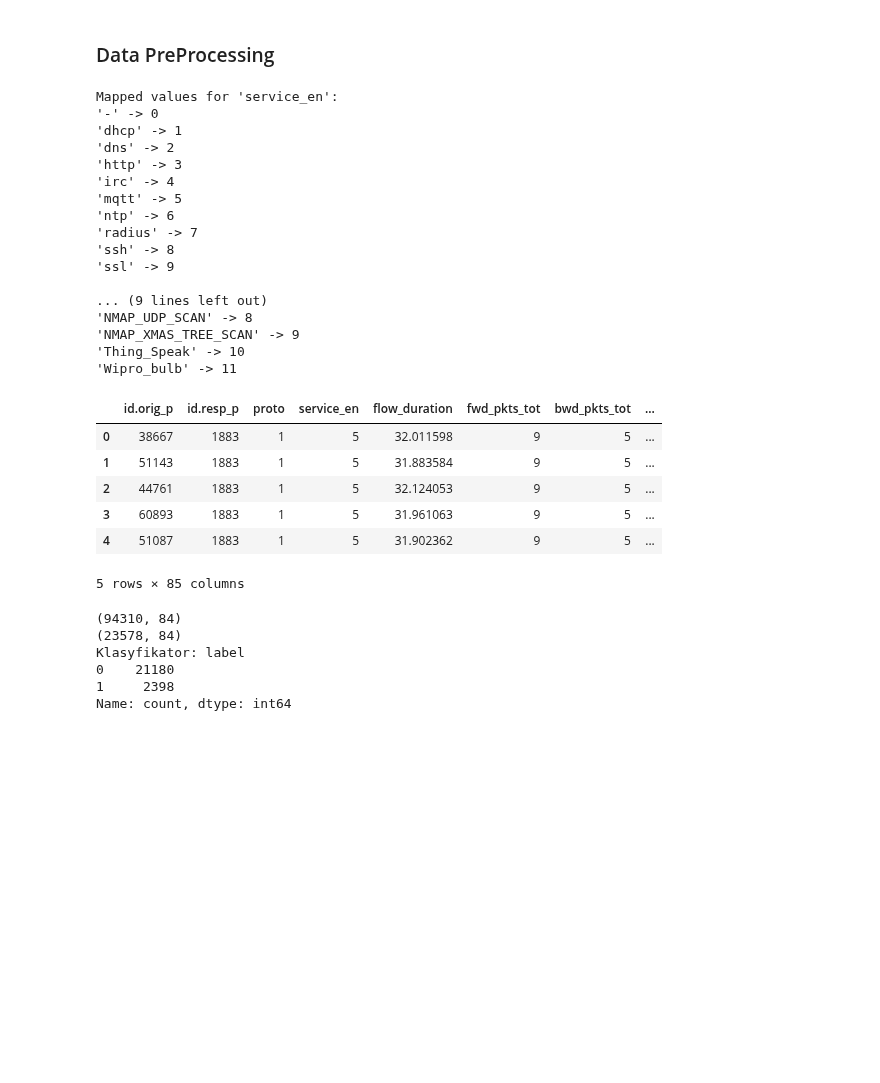
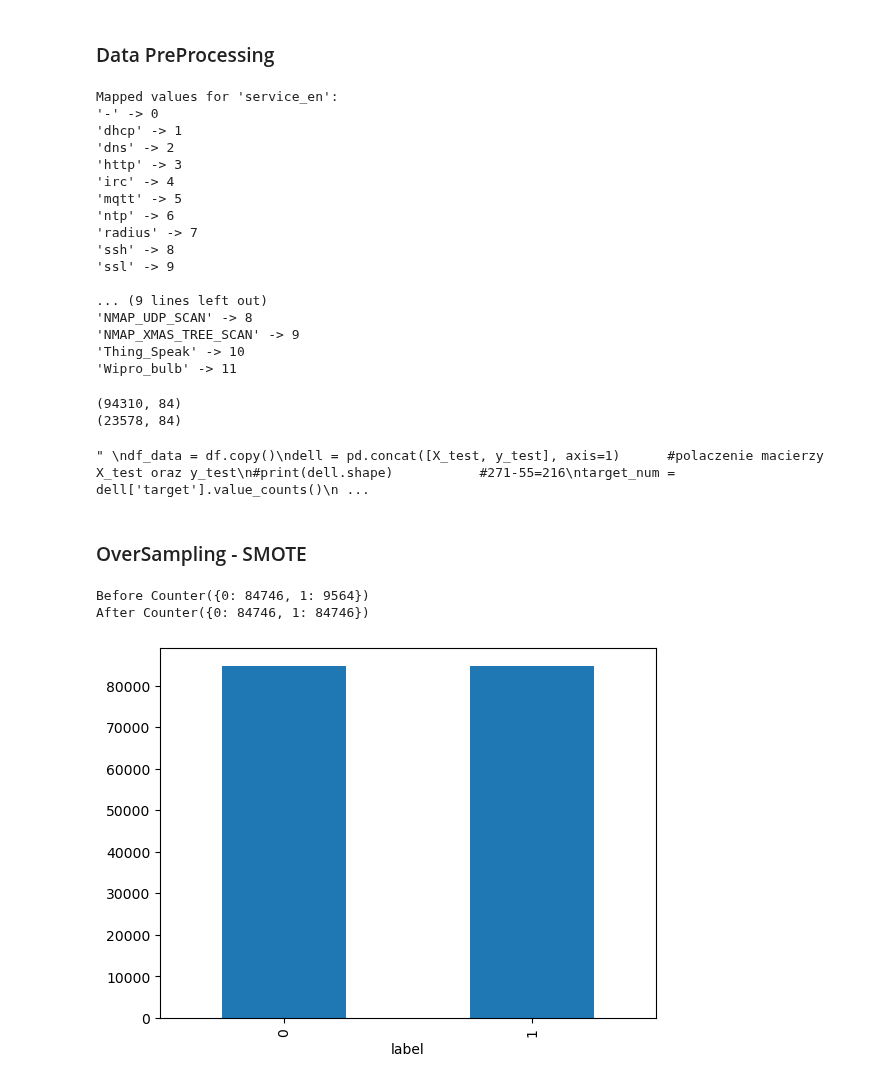
Before and after one commit to BeNNeTTcik/xgboost, a Jupyter notebook: notebooks/rt_iot.ipynb, the cells around one changed output. Drawn from its saved outputs; the diff is of its cells as text; code cells hidden in the pictures; blank space fills up the shorter version.

```diff
--- a/notebooks/rt_iot.ipynb
+++ b/notebooks/rt_iot.ipynb
@@ -35,15 +35,19 @@ print(f"Liczba duplikatów: {num_duplicates}")
 # %% [markdown]
 ### Data PreProcessing
 # %%
+#import dataset
 df = pd.read_csv("D:/ml/xgboost-main/data/RT-IoT/RT_IOT2022")
 df = df.drop(columns =["Unnamed: 0"])
-#calasification: if normal communication: 1, attacks: 0
+
+#calassification: if normal communication: 1, attacks: 0
 df['label'] = df['Attack_type'].isin(['MQTT_Publish', 'Thing_Speak', 'Wipro_bulb']).astype(int)
 df = df.drop_duplicates()
+
 #drop from column="proto" when values="icmp" & tcp=1 udp=0
 df = df[df['proto'] != 'icmp']
 label = {'tcp':1,'udp':0}
 df = df.replace(label)
+
 #change text from column="service" to int values by LabelEncoder()
 le = LabelEncoder()
 df['service_en'] = le.fit_transform(df['service'])
@@ -56,6 +60,7 @@ print("\nMapped values for 'service_en':")
 for name, encoded_value in mapping.items():
     print(f"'{name}' -> {encoded_value}")
 df = df.drop(columns=["service"])                                               #drop column="service"
+
 #change text from column="Attack_type" to int values by LabelEncoder()
 df['Attack_type_en'] = le.fit_transform(df['Attack_type'])
 cols = df.columns.tolist()
@@ -69,6 +74,11 @@ for name, encoded_value in mapping.items():
 df = df.drop(columns=["Attack_type"])                                           #drop column="Attack_tyope"
 df.dtypes
 df.head()
+
+#add new column = "source" with value = "oryginal" and save
+path = "D:\\ml\\xgboost-main\\data\\RT-IoT\\oryginal_dataset.csv"
+df['source'] = 'original'
+df.to_csv(path)
 # %% [output]
 Mapped values for 'service_en':
 '-' -> 0
@@ -87,30 +97,59 @@ Mapped values for 'service_en':
 'NMAP_XMAS_TREE_SCAN' -> 9
 'Thing_Speak' -> 10
 'Wipro_bulb' -> 11
-|  | id.orig_p | id.resp_p | proto | service_en | flow_duration | fwd_pkts_tot | bwd_pkts_tot | ... |
-| 0 | 38667 | 1883 | 1 | 5 | 32.011598 | 9 | 5 | ... |
-| 1 | 51143 | 1883 | 1 | 5 | 31.883584 | 9 | 5 | ... |
-| 2 | 44761 | 1883 | 1 | 5 | 32.124053 | 9 | 5 | ... |
-| 3 | 60893 | 1883 | 1 | 5 | 31.961063 | 9 | 5 | ... |
-| 4 | 51087 | 1883 | 1 | 5 | 31.902362 | 9 | 5 | ... |
-5 rows × 85 columns
 # %%
-y = df["label"]
-X = df.drop(columns=["label"])
-X_train, X_test, y_train, y_test = train_test_split(X, y, test_size=0.2, stratify=y)
+#prepare & generate train & test samples
+df2 = df.drop(columns="source")
+y = df2["label"]
+X = df2.drop(columns=["label"])
+X_train, X_test, y_train, y_test = train_test_split(X, y, test_size=0.2)
 print(X_train.shape)
 print(X_test.shape)
+
+#concat X_train & y_train -> used to save files
+df_original = pd.concat([X_train, y_train], axis=1)
+df_original['source'] = 'oryginal'                              #new column = "source"
+
 #save test samples
-y_test.to_csv("D:\\ml\\xgboost-main\\data\\testframe\\y_test.csv")
-X_test.to_csv("D:\\ml\\xgboost-main\\data\\testframe\\X_test.csv")
-test_df = pd.concat([X_test, y_test], axis=1)                           #concat X_test & y_test
+y_test.to_csv("D:\\ml\\xgboost-main\\data\\testframe\\iot\\y_test.csv")
+X_test.to_csv("D:\\ml\\xgboost-main\\data\\testframe\\iot\\X_test.csv")
 
-target_num = test_df['label'].value_counts()
+"""
+df_data = df.copy()
+dell = pd.concat([X_test, y_test], axis=1)      #polaczenie macierzy X_test oraz y_test
+#print(dell.shape)           #271-55=216
+target_num = dell['target'].value_counts()
 print(f'Klasyfikator: {target_num}')
+df_cleaned = df_data.merge(dell, how='left', indicator=True)        # Dodaje kolumnę '_merge' dla identyfikacji
+df_cleaned = df_cleaned[df_cleaned['_merge'] == 'left_only'].drop('_merge', axis=1) """
 # %% [output]
 (94310, 84)
 (23578, 84)
-Klasyfikator: label
-0    21180
-1     2398
-Name: count, dtype: int64
+" \ndf_data = df.copy()\ndell = pd.concat([X_test, y_test], axis=1)      #polaczenie macierzy X_test oraz y_test\n#print(dell.shape)           #271-55=216\ntarget_num = dell['target'].value_counts()\n ...
+# %% [markdown]
+### OverSampling - SMOTE
+# %%
+file_path1 = "D:\\ml\\xgboost-main\\data\\RT-IoT\\smote_data.csv"           #file_path to smote_data.csv
+#generate new data by SMOTE
+con = Counter(y_train)
+print("Before", con)
+smote = SMOTE(random_state=42)
+X_train_sm, y_train_sm = smote.fit_resample(X_train, y_train)
+con1 = Counter(y_train_sm)
+print("After", con1)
+pd.Series(y_train_sm).value_counts().plot.bar()
+
+#concat smote train X & y && save data
+df_train = pd.concat([X_train_sm, y_train_sm], axis=1)          #concat smote train X & y
+df_train['source'] = np.nan                                     #new column = "NaN"
+df_train = df_train.combine_first(df_original)                  #combine data
+df_train['source'] = df_train['source'].fillna('smote')
+generated_data = df_train[df_train['source'] == "smote"]
+if not os.path.exists(file_path1):                              #save if exists
+    generated_data.to_csv(file_path1, index=False)
+else:
+    print(f'Plik istnieje pod ścieżką: {file_path1}')
+# %% [output]
+Before Counter({0: 84746, 1: 9564})
+After Counter({0: 84746, 1: 84746})
+[figure, added]
```
Also changed, not shown: parts of 4 cells of this notebook, 7 other files.
